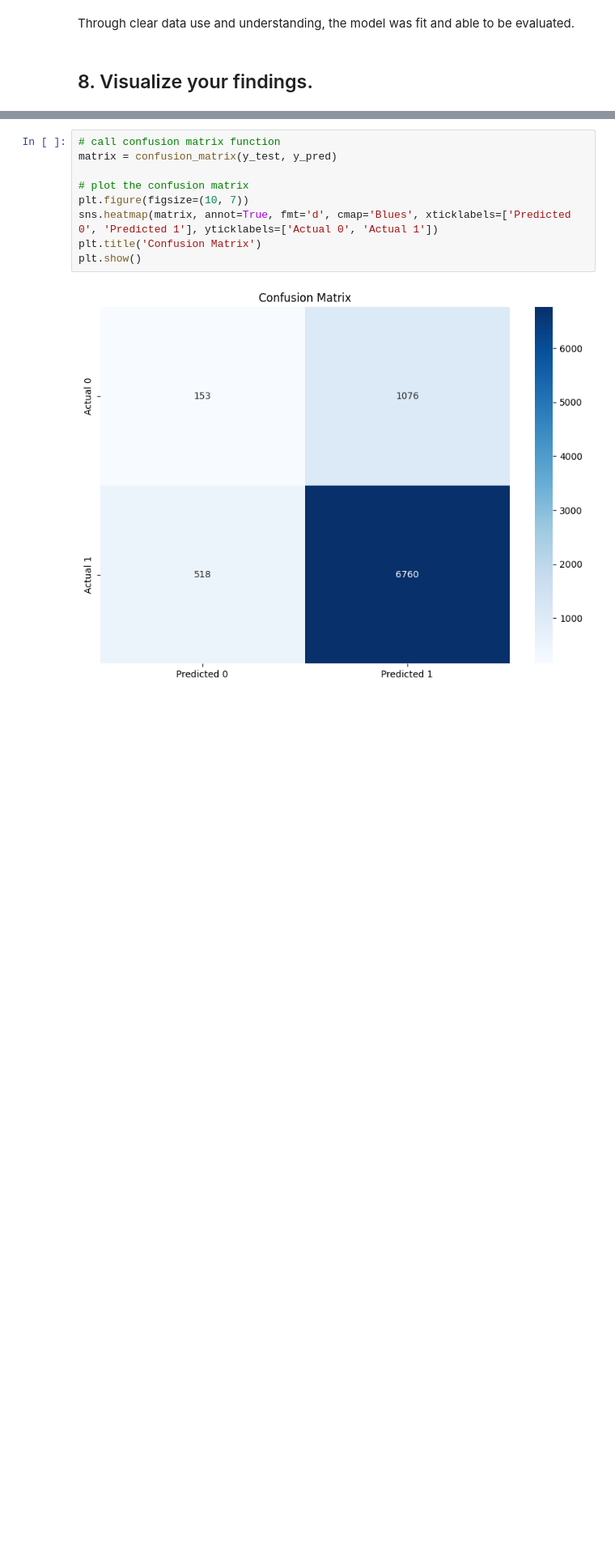
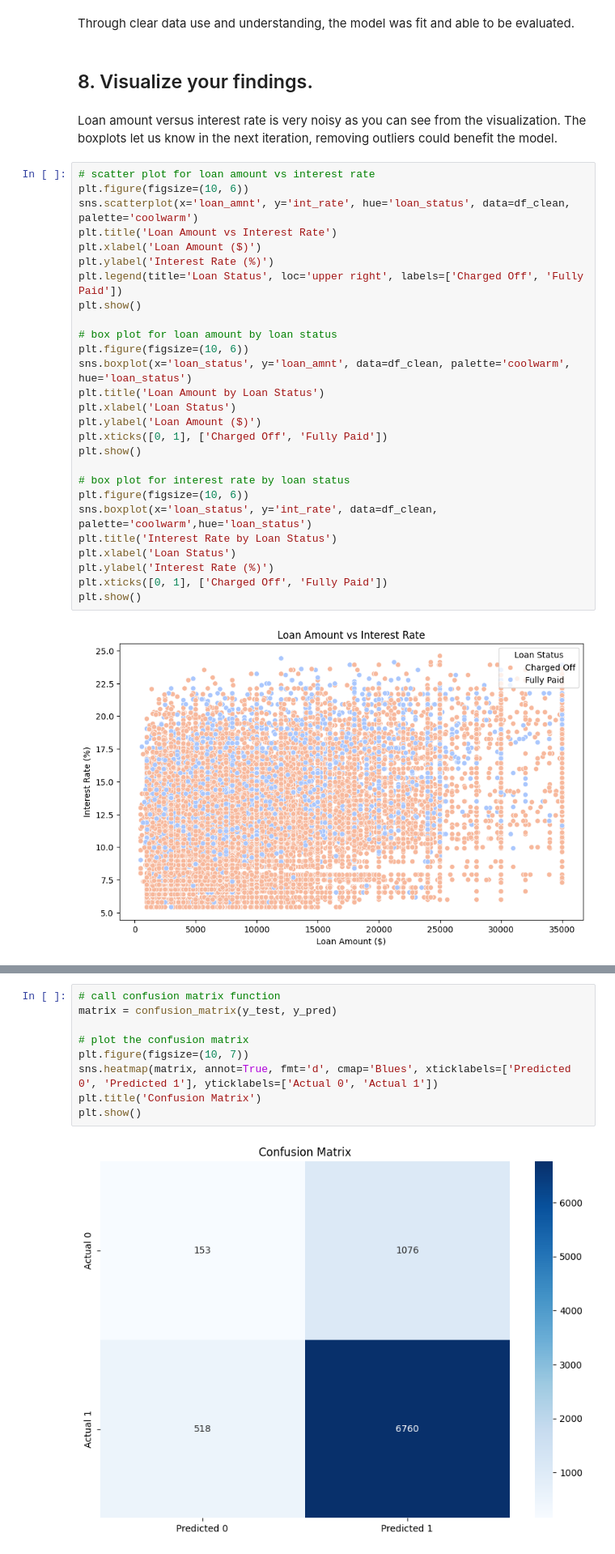
Before and after one commit to Znovak2/COT, a Jupyter notebook: Assignments/Novak_Zach_midterm.ipynb, the cells around one changed output, grey strips where cells are left out. Shown: that part at 81% size. Cells and saved outputs as stored; diff of their text form; blank space fills up the shorter version.

```diff
--- a/Assignments/Novak_Zach_midterm.ipynb
+++ b/Assignments/Novak_Zach_midterm.ipynb
@@ -334,3 +335,34 @@ weighted avg       0.77      0.81      0.79      8507
 Through clear data use and understanding, the model was fit and able to be evaluated.
 # %% [markdown]
 ## 8. Visualize your findings.
+# %% [markdown]
+Loan amount versus interest rate is very noisy as you can see from the visualization. The boxplots let us know in the next iteration, removing outliers could benefit the model.
+# %%
+# scatter plot for loan amount vs interest rate
+plt.figure(figsize=(10, 6))
+sns.scatterplot(x='loan_amnt', y='int_rate', hue='loan_status', data=df_clean, palette='coolwarm')
+plt.title('Loan Amount vs Interest Rate')
+plt.xlabel('Loan Amount ($)')
+plt.ylabel('Interest Rate (%)')
+plt.legend(title='Loan Status', loc='upper right', labels=['Charged Off', 'Fully Paid'])
+plt.show()
+
+# box plot for loan amount by loan status
+plt.figure(figsize=(10, 6))
+sns.boxplot(x='loan_status', y='loan_amnt', data=df_clean, palette='coolwarm', hue='loan_status')
+plt.title('Loan Amount by Loan Status')
+plt.xlabel('Loan Status')
+plt.ylabel('Loan Amount ($)')
+plt.xticks([0, 1], ['Charged Off', 'Fully Paid'])
+plt.show()
+
+# box plot for interest rate by loan status
+plt.figure(figsize=(10, 6))
+sns.boxplot(x='loan_status', y='int_rate', data=df_clean, palette='coolwarm',hue='loan_status')
+plt.title('Interest Rate by Loan Status')
+plt.xlabel('Loan Status')
+plt.ylabel('Interest Rate (%)')
+plt.xticks([0, 1], ['Charged Off', 'Fully Paid'])
+plt.show()
+# %% [output]
+[figure, added]
```
Also changed, not shown: parts of 2 cells of this notebook.
